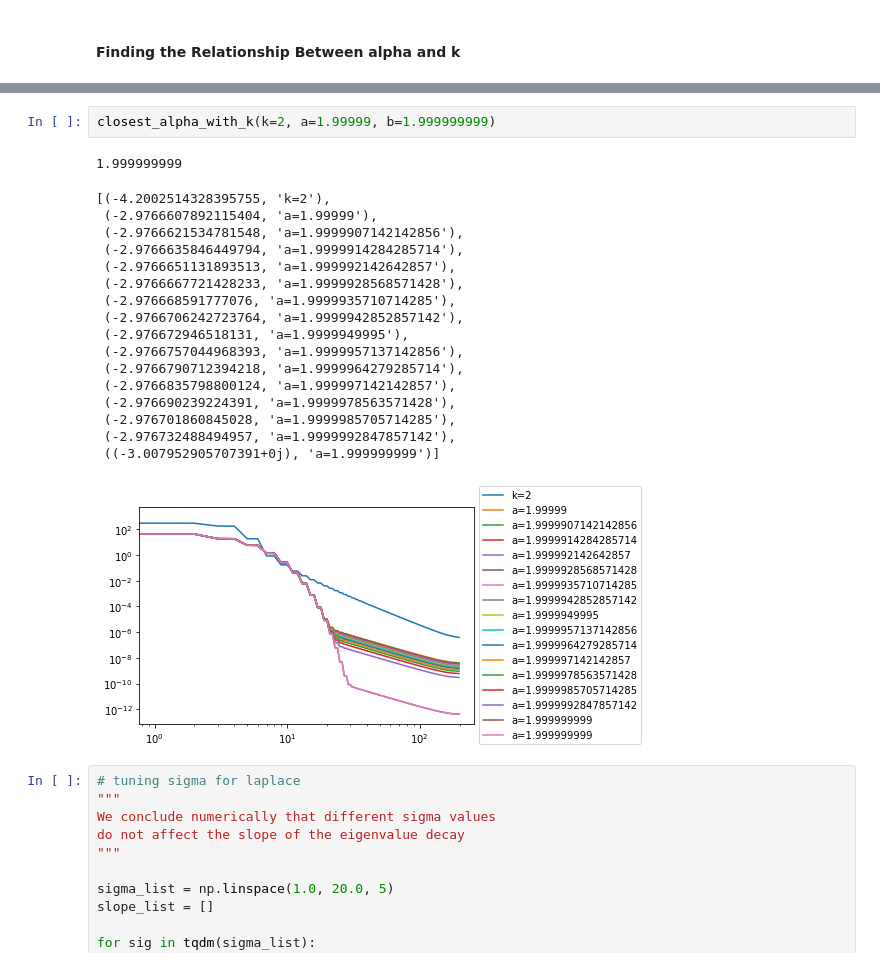
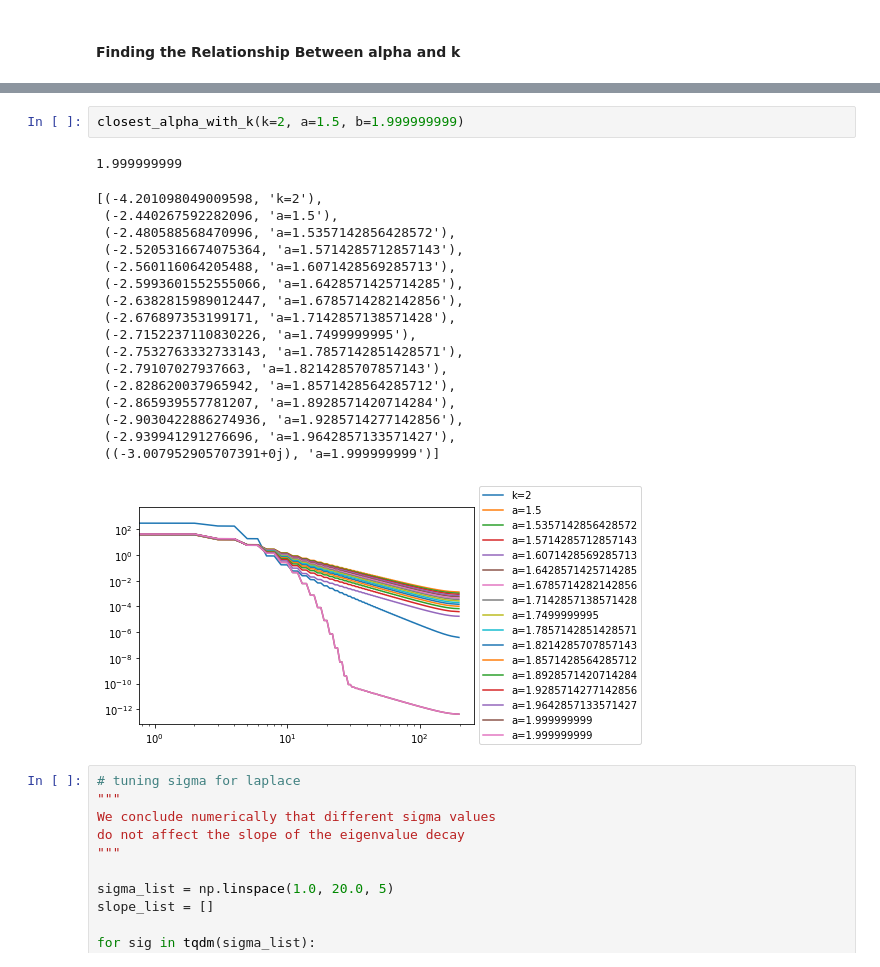
Before and after one commit to genglinliu/NTK-study, a Jupyter notebook: NTK2d_vectorized.ipynb, the cells around one changed output, grey strips where cells are left out. Drawn from its saved outputs; the diff is of its cells as text.

```diff
--- a/NTK2d_vectorized.ipynb
+++ b/NTK2d_vectorized.ipynb
@@ -373,26 +373,26 @@ closest_alpha_with_k(k=1, a=1.0, b=1.1)
  (-1.9560955110199019, 'a=1.1')]
 [figure]
 # %%
-closest_alpha_with_k(k=2, a=1.99999, b=1.999999999)
+closest_alpha_with_k(k=2, a=1.5, b=1.999999999)
 # %% [output]
 1.999999999
-[(-4.2002514328395755, 'k=2'),
- (-2.9766607892115404, 'a=1.99999'),
- (-2.9766621534781548, 'a=1.9999907142142856'),
- (-2.9766635846449794, 'a=1.9999914284285714'),
- (-2.9766651131893513, 'a=1.999992142642857'),
- (-2.9766667721428233, 'a=1.9999928568571428'),
- (-2.976668591777076, 'a=1.9999935710714285'),
- (-2.9766706242723764, 'a=1.9999942852857142'),
- (-2.976672946518131, 'a=1.9999949995'),
- (-2.9766757044968393, 'a=1.9999957137142856'),
- (-2.9766790712394218, 'a=1.9999964279285714'),
- (-2.9766835798800124, 'a=1.999997142142857'),
- (-2.976690239224391, 'a=1.9999978563571428'),
- (-2.976701860845028, 'a=1.9999985705714285'),
- (-2.976732488494957, 'a=1.9999992847857142'),
+[(-4.201098049009598, 'k=2'),
+ (-2.440267592282096, 'a=1.5'),
+ (-2.480588568470996, 'a=1.5357142856428572'),
+ (-2.5205316674075364, 'a=1.5714285712857143'),
+ (-2.560116064205488, 'a=1.6071428569285713'),
+ (-2.5993601552555066, 'a=1.6428571425714285'),
+ (-2.6382815989012447, 'a=1.6785714282142856'),
+ (-2.676897353199171, 'a=1.7142857138571428'),
+ (-2.7152237110830226, 'a=1.7499999995'),
+ (-2.7532763332733143, 'a=1.7857142851428571'),
+ (-2.79107027937663, 'a=1.8214285707857143'),
+ (-2.828620037965942, 'a=1.8571428564285712'),
+ (-2.865939557781207, 'a=1.8928571420714284'),
+ (-2.9030422886274936, 'a=1.9285714277142856'),
+ (-2.939941291276696, 'a=1.9642857133571427'),
  ((-3.007952905707391+0j), 'a=1.999999999')]
-[figure, old version]
+[figure, new version]
 # %%
 # tuning sigma for laplace
 """
```
Also changed, not shown: parts of 8 cells of this notebook, 1 other file.
